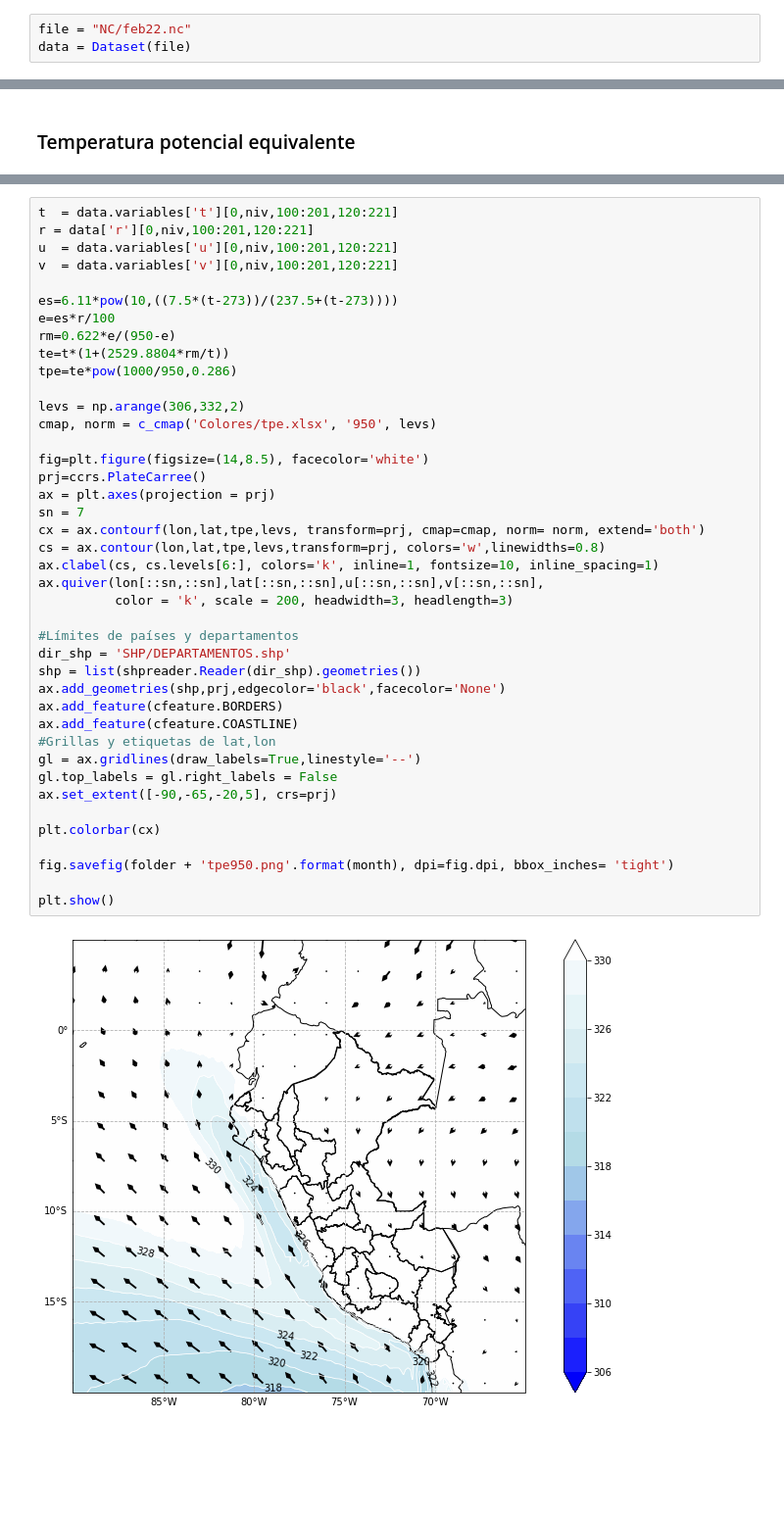
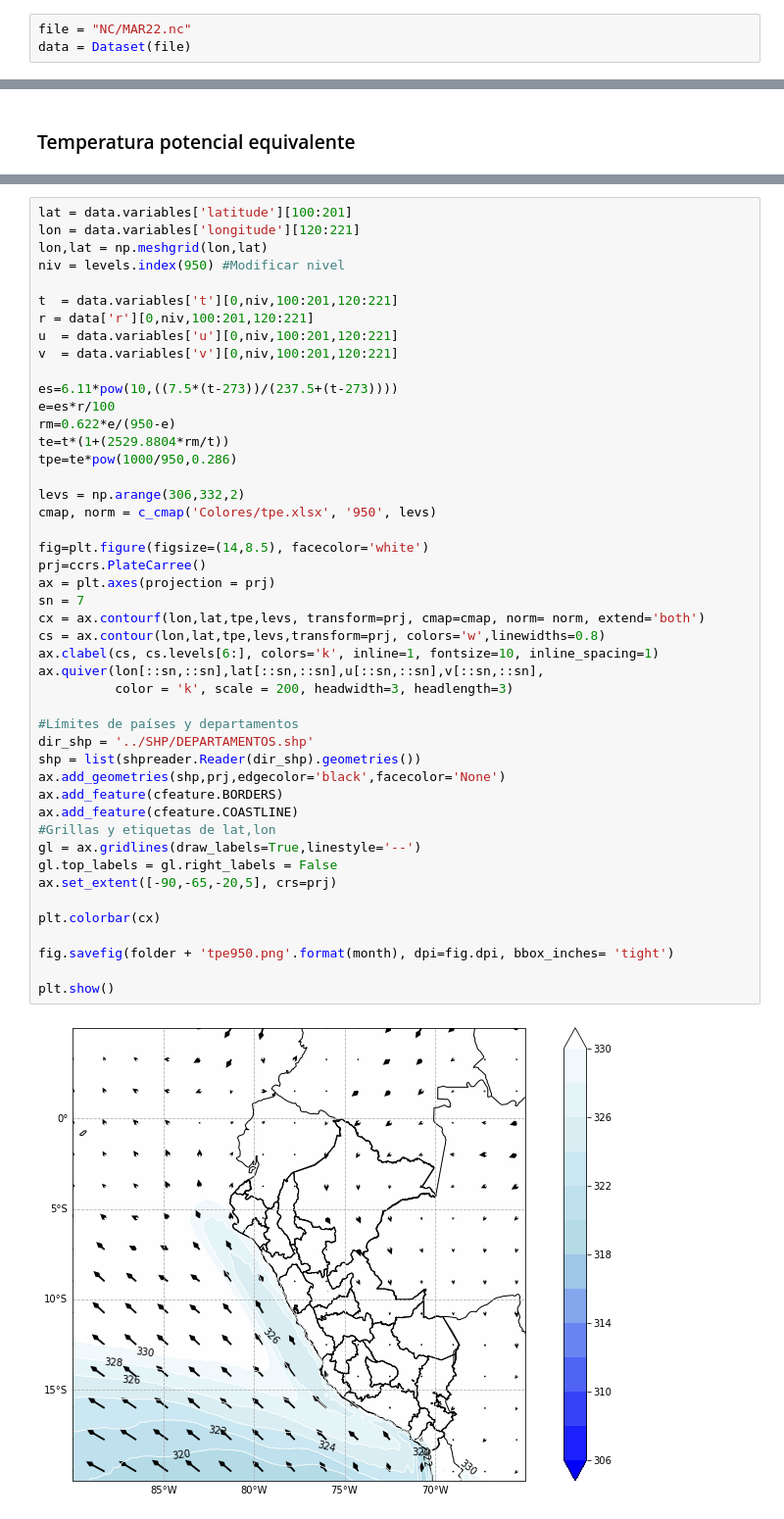
Before and after one commit to rosepb28/ERA5, a Jupyter notebook: era5.ipynb, the cells around one changed output, grey strips where cells are left out. Shown at 98% size. Drawn from its saved outputs; the diff is of its cells as text; blank space fills up the shorter version.

```diff
--- a/era5.ipynb
+++ b/era5.ipynb
@@ -60,7 +61,7 @@ Result(content_length=27113052,content_type=application/x-netcdf,location=https:
 # %% [markdown]
 ## Lectura de archivo
 # %%
-file = "NC/feb22.nc"
+file = "NC/MAR22.nc"
 data = Dataset(file)
 # %%
 for v in data.variables.keys():
@@ -281,4 +275,9 @@ niv = levels.index(950) #Modificar nivel
 # %%
+lat = data.variables['latitude'][100:201]
+lon = data.variables['longitude'][120:221]
+lon,lat = np.meshgrid(lon,lat)
+niv = levels.index(950) #Modificar nivel
+
 t  = data.variables['t'][0,niv,100:201,120:221]
 r = data['r'][0,niv,100:201,120:221]
 u  = data.variables['u'][0,niv,100:201,120:221]
@@ -292,32 +291,32 @@ tpe=te*pow(1000/950,0.286)
 
 levs = np.arange(306,332,2)
 cmap, norm = c_cmap('Colores/tpe.xlsx', '950', levs)
 
 fig=plt.figure(figsize=(14,8.5), facecolor='white')
 prj=ccrs.PlateCarree()
 ax = plt.axes(projection = prj)
 sn = 7
 cx = ax.contourf(lon,lat,tpe,levs, transform=prj, cmap=cmap, norm= norm, extend='both')
 cs = ax.contour(lon,lat,tpe,levs,transform=prj, colors='w',linewidths=0.8)
 ax.clabel(cs, cs.levels[6:], colors='k', inline=1, fontsize=10, inline_spacing=1)
 ax.quiver(lon[::sn,::sn],lat[::sn,::sn],u[::sn,::sn],v[::sn,::sn],
           color = 'k', scale = 200, headwidth=3, headlength=3)
 
 #Límites de países y departamentos
-dir_shp = 'SHP/DEPARTAMENTOS.shp'
+dir_shp = '../SHP/DEPARTAMENTOS.shp'
 shp = list(shpreader.Reader(dir_shp).geometries())
 ax.add_geometries(shp,prj,edgecolor='black',facecolor='None')
 ax.add_feature(cfeature.BORDERS)
 ax.add_feature(cfeature.COASTLINE)
 #Grillas y etiquetas de lat,lon
 gl = ax.gridlines(draw_labels=True,linestyle='--')
 gl.top_labels = gl.right_labels = False
 ax.set_extent([-90,-65,-20,5], crs=prj)
 
 plt.colorbar(cx)
 
 fig.savefig(folder + 'tpe950.png'.format(month), dpi=fig.dpi, bbox_inches= 'tight')
 
 plt.show()
 # %% [output]
-[figure, old version]
+[figure, new version]
```
Also changed, not shown: parts of 8 cells of this notebook, 7 other files.
